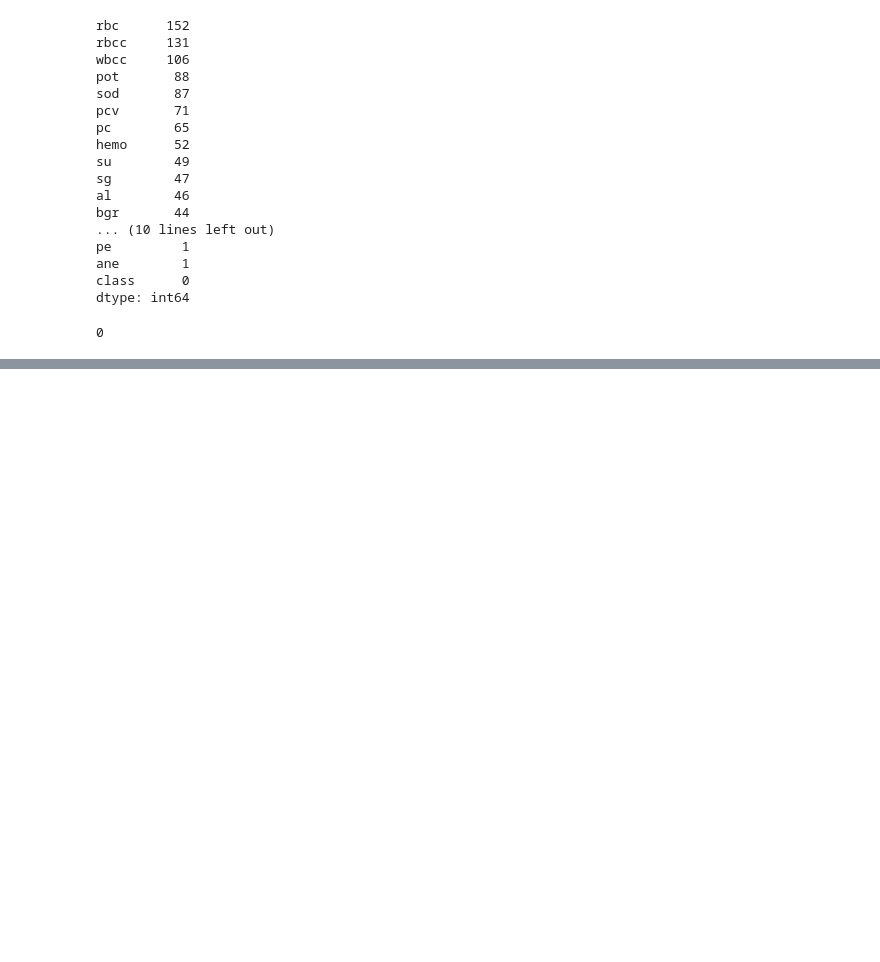
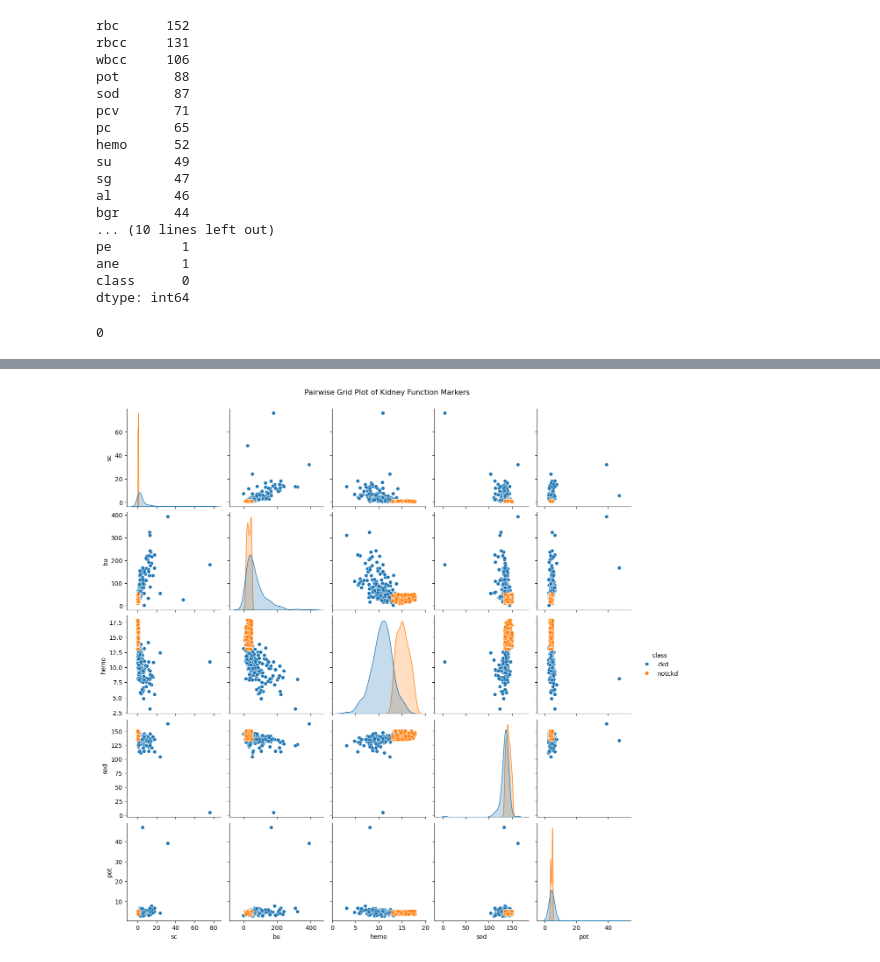
Before and after one commit to naiksampan/Predictive-Analytics-for-CKD-Detection, a Jupyter notebook: CKD_analysis.ipynb, the cells around one changed output, grey strips where cells are left out. Saved outputs shown, nothing was run; the diff lists cells and outputs as text; code cells hidden in the pictures; blank space fills up the shorter version.

```diff
--- a/CKD_analysis.ipynb
+++ b/CKD_analysis.ipynb
@@ -188,0 +265,13 @@ Name: count, dtype: int64
+# %%
+kidney_cols = ['sc', 'bu', 'hemo', 'sod', 'pot']
+
+sns.pairplot(
+    df[kidney_cols + ['class']],
+    hue='class',
+    diag_kind='kde'
+)
+
+plt.suptitle('Pairwise Grid Plot of Kidney Function Markers', y=1.02)
+plt.show()
+# %% [output]
+[figure, added]
```
Also changed, not shown: parts of 12 cells of this notebook.
